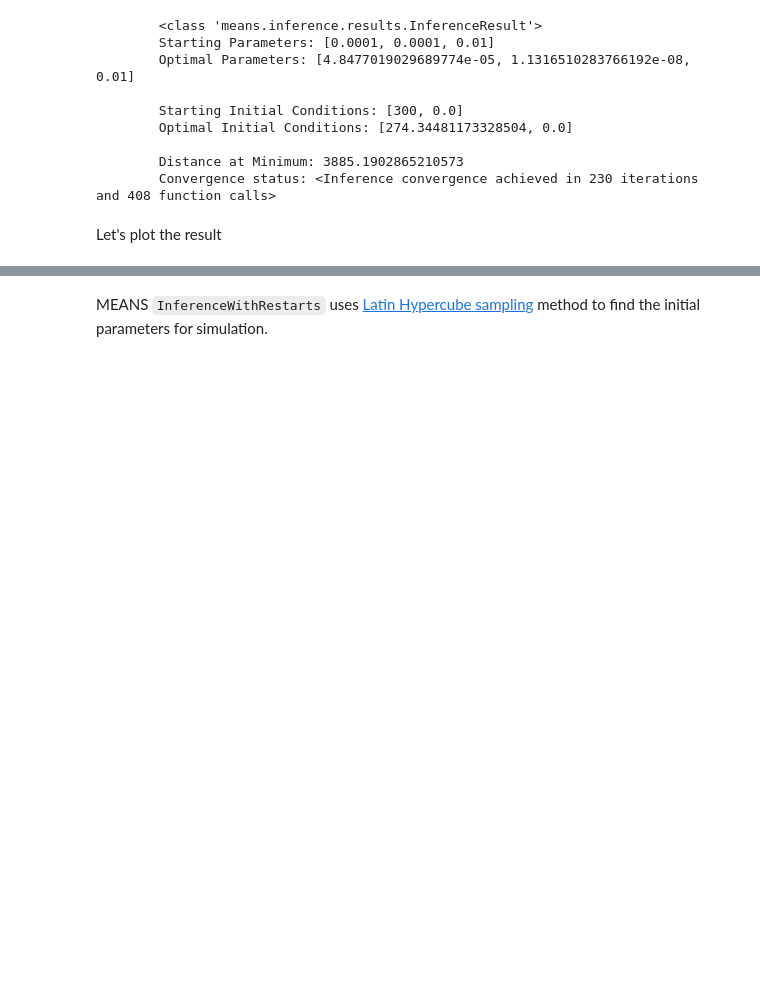
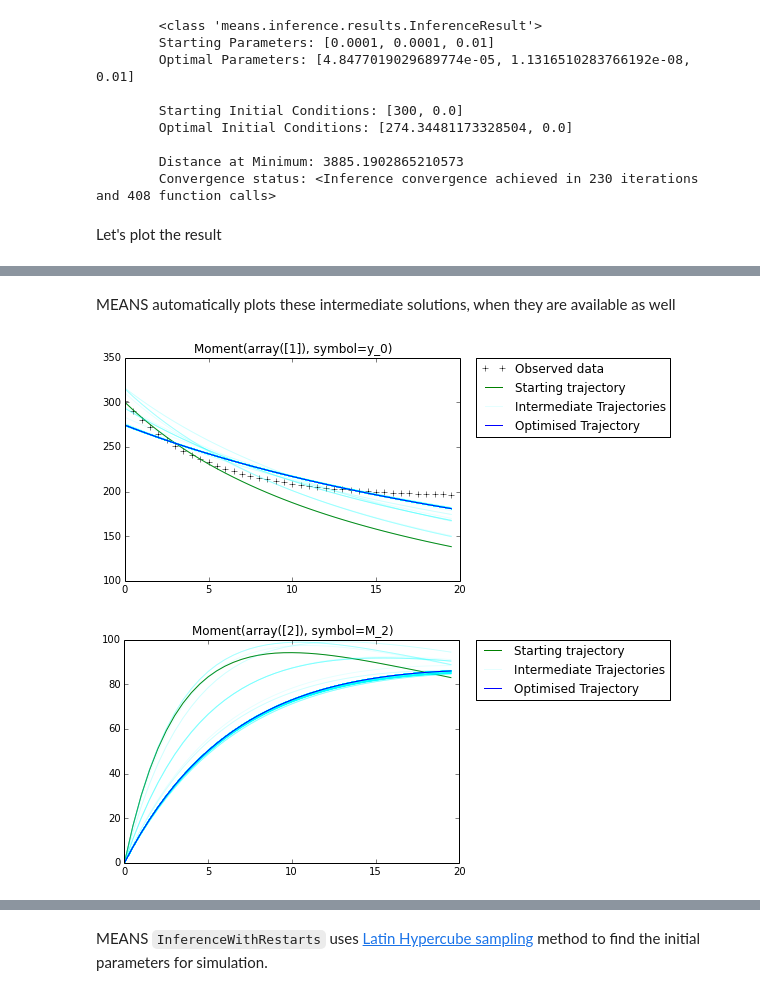
Before and after one commit to theosysbio/means, a Jupyter notebook: prototypes/examples/inference/Simple Inference Example.ipynb, the cells around one changed output, grey strips where cells are left out. Saved outputs shown, nothing was run; the diff lists cells and outputs as text; code cells hidden in the pictures; blank space fills up the shorter version.

```diff
--- a/prototypes/examples/inference/Simple Inference Example.ipynb
+++ b/prototypes/examples/inference/Simple Inference Example.ipynb
@@ -136,0 +153,7 @@ MEANS package implements this method in ``InferenceWithRestarts`` class.
+# %% [markdown]
+MEANS automatically plots these intermediate solutions, when they are available as well
+# %%
+result_with_intermediate_trajectories.plot()
+# %% [output]
+[figure, added]
+[figure, added]
```
Also changed, not shown: parts of 19 cells of this notebook, 1 other file.
